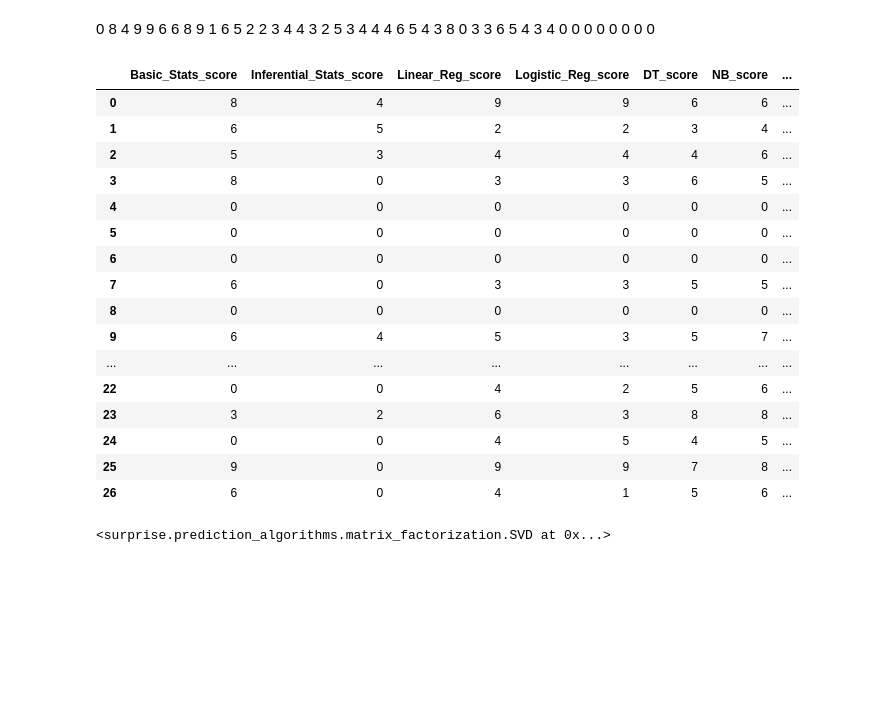
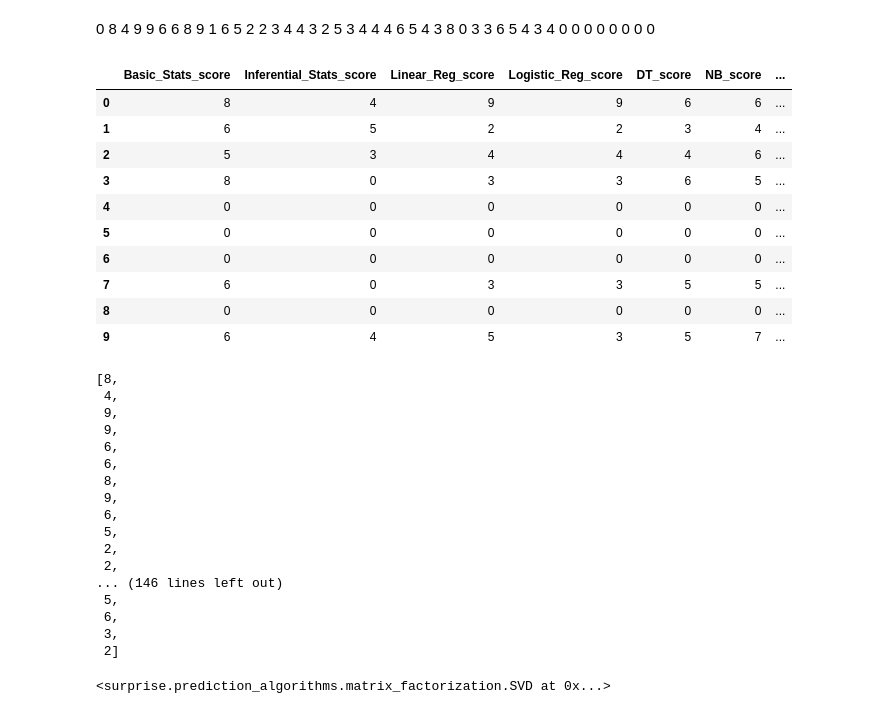
Before and after one commit to dalonlobo/gl-capstone, a Jupyter notebook: Mukesh/Check Surprise for SVD.ipynb, the cells around one changed output. Cells and saved outputs as stored; diff of their text form; code cells hidden in the pictures; blank space fills up the shorter version.

```diff
--- a/Mukesh/Check Surprise for SVD.ipynb
+++ b/Mukesh/Check Surprise for SVD.ipynb
@@ -65,25 +61,19 @@ data.build_full_trainset()
 # %%
 df  = pd.read_csv("SVD_Data_1.csv")
 # %%
-df.head(100)
+df.head(10)
 # %% [output]
 |  | Basic_Stats_score | Inferential_Stats_score | Linear_Reg_score | Logistic_Reg_score | DT_score | NB_score | ... |
 | 0 | 8 | 4 | 9 | 9 | 6 | 6 | ... |
 | 1 | 6 | 5 | 2 | 2 | 3 | 4 | ... |
 | 2 | 5 | 3 | 4 | 4 | 4 | 6 | ... |
 | 3 | 8 | 0 | 3 | 3 | 6 | 5 | ... |
 | 4 | 0 | 0 | 0 | 0 | 0 | 0 | ... |
 | 5 | 0 | 0 | 0 | 0 | 0 | 0 | ... |
 | 6 | 0 | 0 | 0 | 0 | 0 | 0 | ... |
 | 7 | 6 | 0 | 3 | 3 | 5 | 5 | ... |
 | 8 | 0 | 0 | 0 | 0 | 0 | 0 | ... |
 | 9 | 6 | 4 | 5 | 3 | 5 | 7 | ... |
-| ... | ... | ... | ... | ... | ... | ... | ... |
-| 22 | 0 | 0 | 4 | 2 | 5 | 6 | ... |
-| 23 | 3 | 2 | 6 | 3 | 8 | 8 | ... |
-| 24 | 0 | 0 | 4 | 5 | 4 | 5 | ... |
-| 25 | 9 | 0 | 9 | 9 | 7 | 8 | ... |
-| 26 | 6 | 0 | 4 | 1 | 5 | 6 | ... |
 # %%
 quiz = []
 user = []
@@ -94,6 +84,26 @@ for row in df.iterrows():
             quiz.append(index)
             user.append(row[0])
             score.append(val)
+# %%
+score
+# %% [output]
+[8,
+ 4,
+ 9,
+ 9,
+ 6,
+ 6,
+ 8,
+ 9,
+ 6,
+ 5,
+ 2,
+ 2,
+... (146 lines left out)
+ 5,
+ 6,
+ 3,
+ 2]
 # %%
 import pandas as pd
 from surprise import NormalPredictor
```
Also changed, not shown: parts of 3 cells of this notebook, 3 other files.
